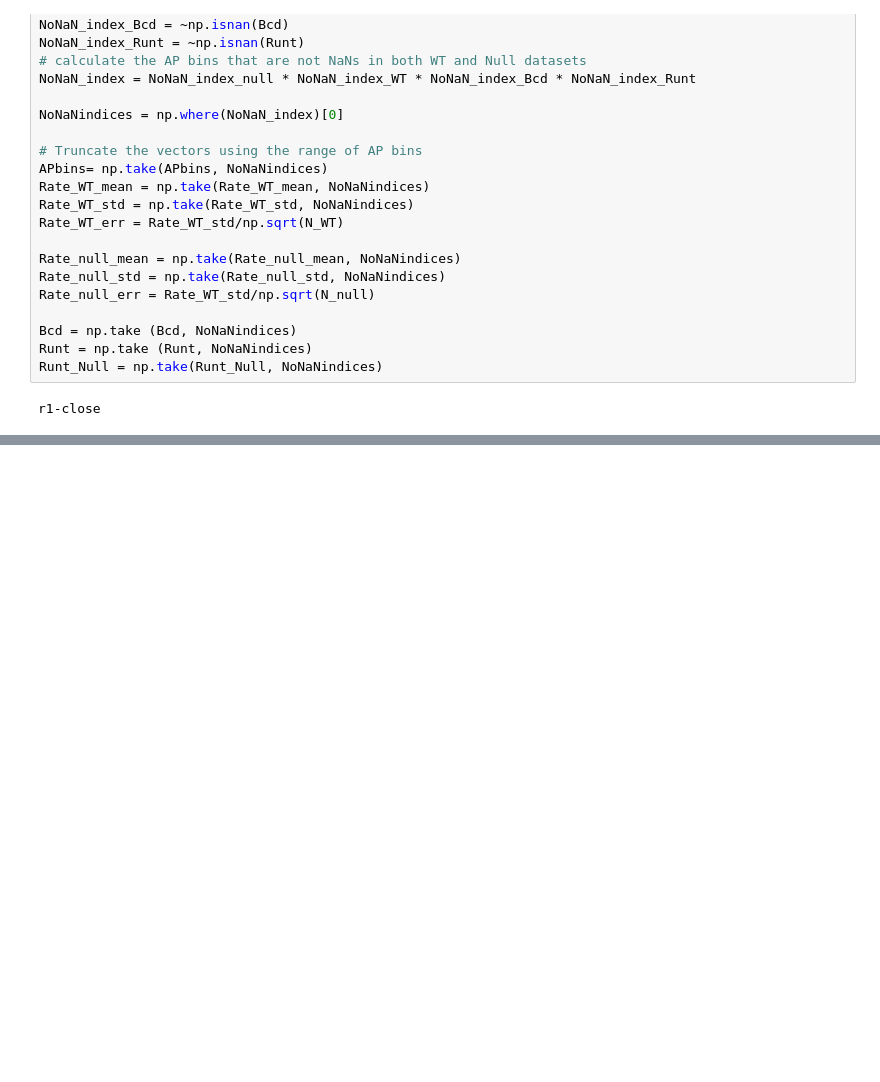
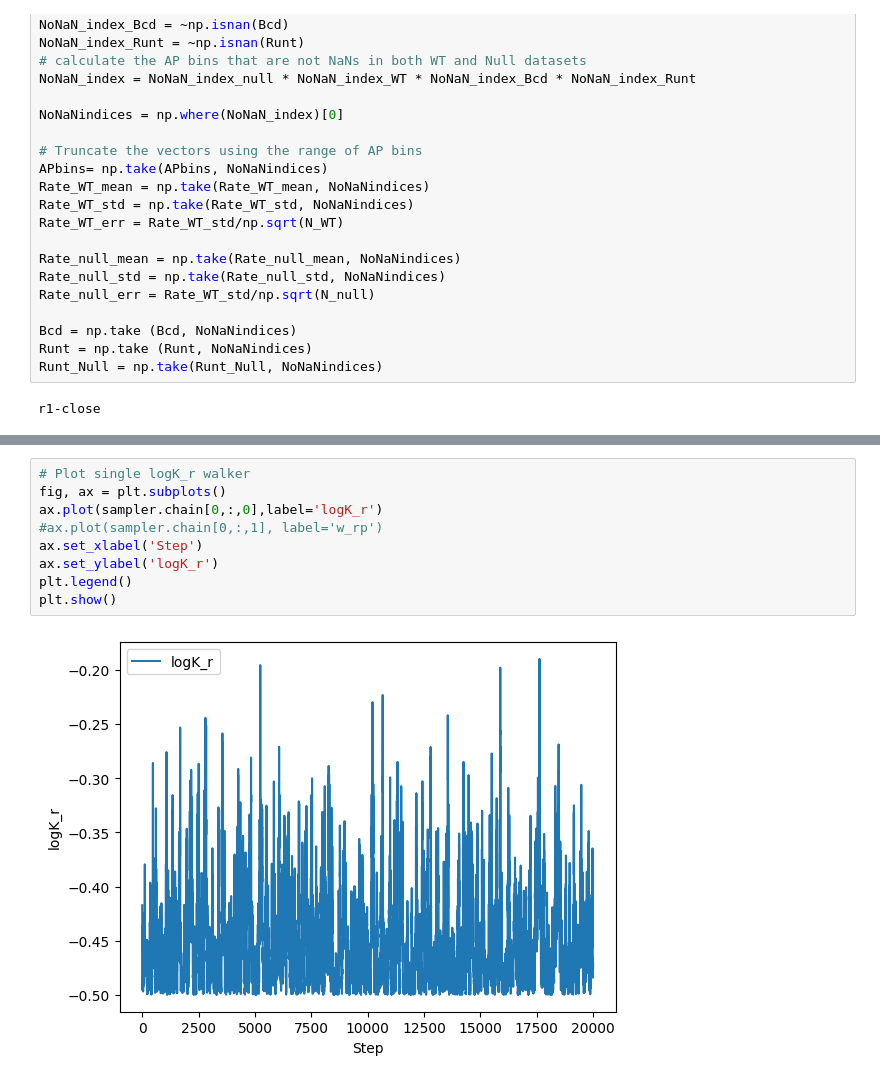
Before and after one commit to yangjun9095/OpposingGradients_Analysis, a Jupyter notebook: PythonMCMC_OppGrad/MCMC_1BS.ipynb, the cells around one changed output, grey strips where cells are left out. Cells and saved outputs as stored; diff of their text form; blank space fills up the shorter version.

```diff
--- a/PythonMCMC_OppGrad/MCMC_1BS.ipynb
+++ b/PythonMCMC_OppGrad/MCMC_1BS.ipynb
@@ -238,0 +256,11 @@ plt.show()
+# %%
+# Plot single logK_r walker
+fig, ax = plt.subplots()
+ax.plot(sampler.chain[0,:,0],label='logK_r')
+#ax.plot(sampler.chain[0,:,1], label='w_rp')
+ax.set_xlabel('Step')
+ax.set_ylabel('logK_r')
+plt.legend()
+plt.show()
+# %% [output]
+[figure, added]
```
Also changed, not shown: parts of 8 cells of this notebook, 1 other file.
